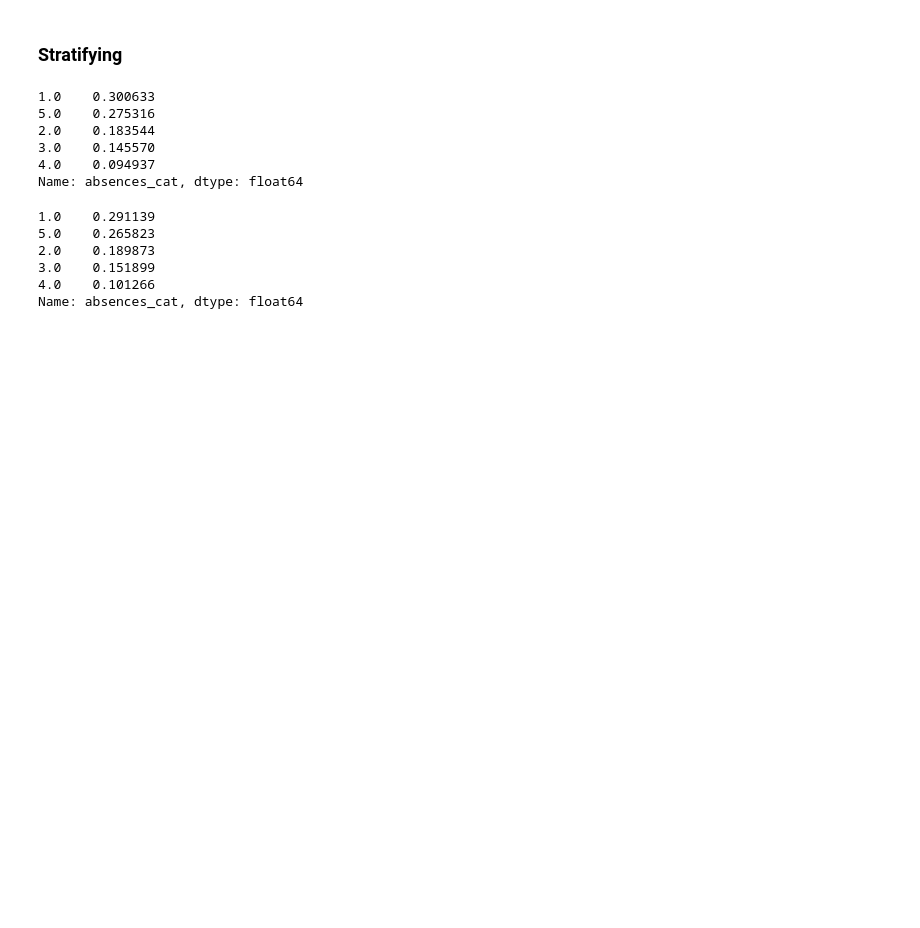
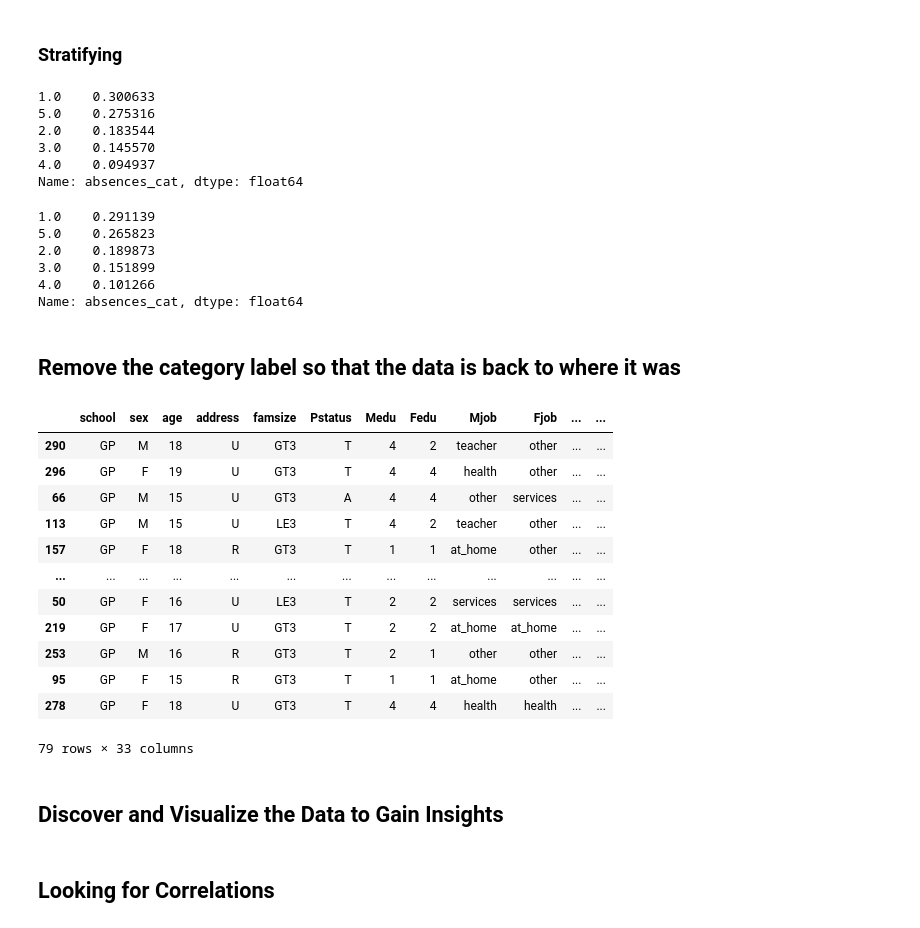
Before and after one commit to ryoiwata/handson-ml, a Jupyter notebook: notebooks/chapter_2_end_to_end_machine_learning_project.ipynb, the cells around one changed output. Drawn from its saved outputs; the diff is of its cells as text; code cells hidden in the pictures; blank space fills up the shorter version.

```diff
--- a/notebooks/chapter_2_end_to_end_machine_learning_project.ipynb
+++ b/notebooks/chapter_2_end_to_end_machine_learning_project.ipynb
@@ -339,3 +339,29 @@ strat_test_set["absences_cat"].value_counts() / len(strat_test_set)
 3.0    0.151899
 4.0    0.101266
 Name: absences_cat, dtype: float64
+# %% [markdown]
+## Remove the category label so that the data is back to where it was
+# %%
+strat_train_set = strat_train_set.drop("absences_cat", axis=1, errors='ignore')
+strat_train_set = strat_train_set.drop("absences", axis=1, errors='ignore')
+
+strat_test_set = strat_test_set.drop("absences_cat", axis=1, errors='ignore')
+strat_test_set = strat_test_set.drop("absences", axis=1, errors='ignore')
+# %%
+strat_test_set
+# %% [output]
+|  | school | sex | age | address | famsize | Pstatus | Medu | Fedu | Mjob | Fjob | ... | ... |
+| 290 | GP | M | 18 | U | GT3 | T | 4 | 2 | teacher | other | ... | ... |
+| 296 | GP | F | 19 | U | GT3 | T | 4 | 4 | health | other | ... | ... |
+| 66 | GP | M | 15 | U | GT3 | A | 4 | 4 | other | services | ... | ... |
+| 113 | GP | M | 15 | U | LE3 | T | 4 | 2 | teacher | other | ... | ... |
+| 157 | GP | F | 18 | R | GT3 | T | 1 | 1 | at_home | other | ... | ... |
+| ... | ... | ... | ... | ... | ... | ... | ... | ... | ... | ... | ... | ... |
+| 50 | GP | F | 16 | U | LE3 | T | 2 | 2 | services | services | ... | ... |
+| 219 | GP | F | 17 | U | GT3 | T | 2 | 2 | at_home | at_home | ... | ... |
+| 253 | GP | M | 16 | R | GT3 | T | 2 | 1 | other | other | ... | ... |
+| 95 | GP | F | 15 | R | GT3 | T | 1 | 1 | at_home | other | ... | ... |
+| 278 | GP | F | 18 | U | GT3 | T | 4 | 4 | health | health | ... | ... |
+79 rows × 33 columns
+# %% [markdown]
+## Discover and Visualize the Data to Gain Insights
@@ -341,0 +371,2 @@ Name: absences_cat, dtype: float64
+# %% [markdown]
+## Looking for Correlations
```
Also changed, not shown: parts of 1 cell of this notebook.
